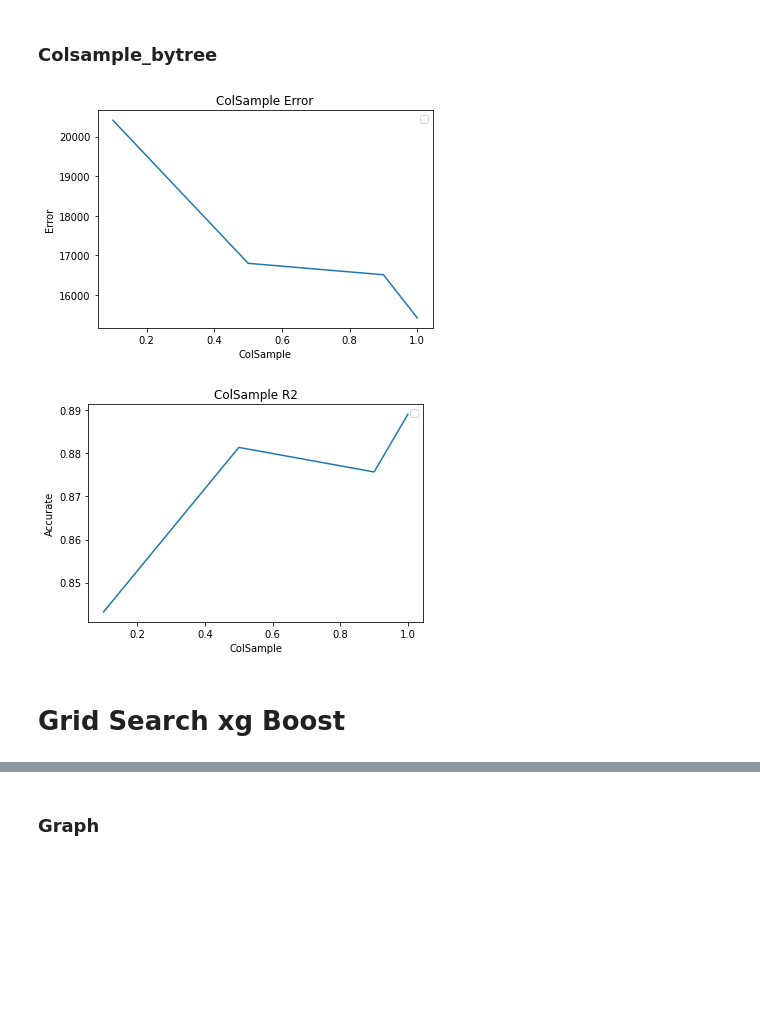
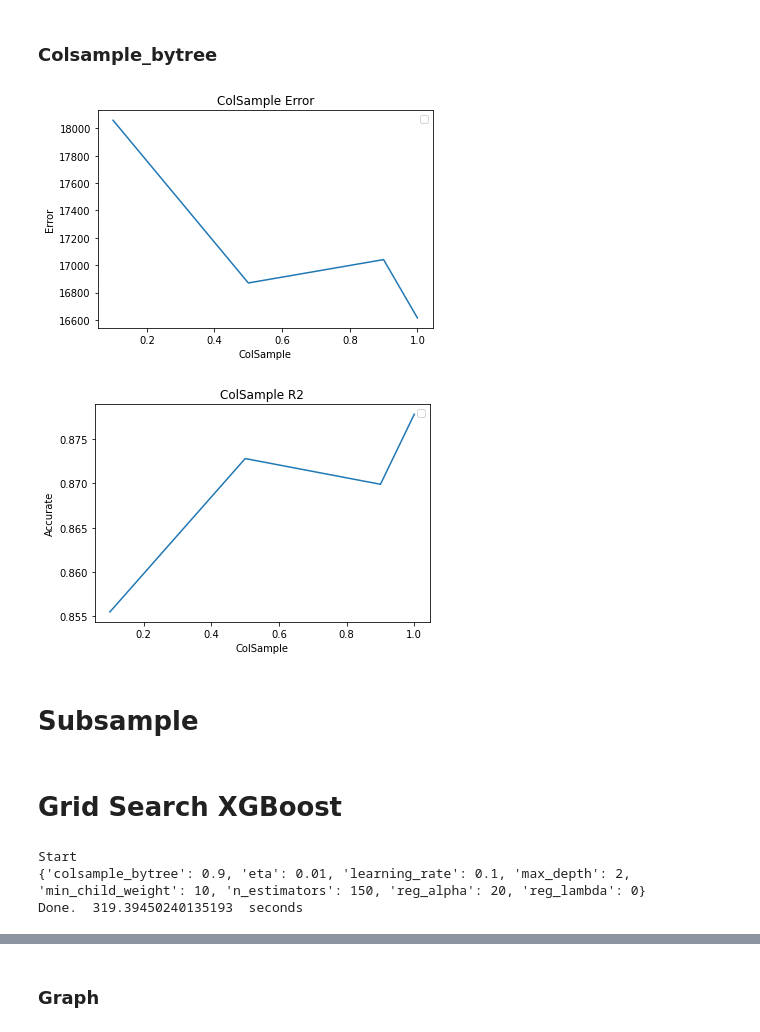
Before and after one commit to ScottySchmidt/MachineLearning, a Jupyter notebook: XGBoost.ipynb, the cells around one changed output, grey strips where cells are left out. Drawn from its saved outputs; the diff is of its cells as text; code cells hidden in the pictures; blank space fills up the shorter version.

Commit message:
Kaggle Notebook | xgBoost | Version 164

```diff
--- a/XGBoost.ipynb
+++ b/XGBoost.ipynb
@@ -98,7 +99,7 @@ df["PoolScore"] = df["PoolArea"] * df["PoolQC"]
 #df['Condition1']=df['Condition1'].apply(lambda x: 1 if x=='Norm' else 0)
 
 
-df=df.drop(columns=['1stFlrSF', '2ndFlrSF','TotalBsmtSF'])
+#df=df.drop(columns=['1stFlrSF', '2ndFlrSF','TotalBsmtSF'])
 df=df.drop(columns=['FullBath','BsmtFullBath', 'BsmtHalfBath','HalfBath', 'BsmtHalfBath'])
 df[['bathrooms', 'totalSQ', 'CentralAir', 'NewConstruction', 'PoolScore']].head()
 # %% [output]
@@ -269,7 +271,7 @@ xgEst()
 ### Min_child_weight
 Increasing value will make model more conservative. Typically, a number between 0 and 10 is used.
 # %%
-weight=[1, 2, 3, 5, 7, 9, 10]
+weight=[1, 2, 3, 5, 7, 9, 10, 15]
 listMSE=[]
 listR2=[]
 
@@ -449,35 +451,37 @@ regAlpha()
 # %% [markdown]
 ### Colsample_bytree
 # %%
-colSample = [0.1, 0.5, 0.9, 1]
+numbers = [0.1, 0.5, 0.9, 1]
 listMSE=[]
 listR2=[]
 
-for c in colSample:
+for c in numbers:
     regressor = xgb.XGBRegressor(
         colsample_bytree=c
     )
     regressor.fit(X_train, y_train)
     y_pred = regressor.predict(X_test)
 
     xgMSE=mean_absolute_error(y_test, y_pred)
     xgR2 = r2_score(y_test, y_pred).round(4)
     listMSE.append(xgMSE)
     listR2.append(xgR2)
 
-plt.plot(colSample, listMSE)
+plt.plot(numbers, listMSE)
 plt.title('ColSample Error')
 plt.ylabel('Error')
 plt.xlabel('ColSample')
 plt.legend()
 plt.show()
 
-plt.plot(colSample, listR2)
+plt.plot(numbers, listR2)
 plt.title('ColSample R2')
 plt.ylabel('Accurate')
 plt.xlabel('ColSample')
 plt.legend()
 plt.show()
 # %% [output]
-[figure, old version]
+[figure, new version]
-[figure, old version]
+[figure, new version]
+# %% [markdown]
+# Subsample
@@ -484,5 +518,5 @@ plt.show()
 # %% [markdown]
-# Grid Search xg Boost
+# Grid Search XGBoost
 # %%
 from sklearn.model_selection import GridSearchCV, RandomizedSearchCV, KFold, StratifiedKFold
 from sklearn.metrics import f1_score, max_error
@@ -496,23 +530,27 @@ def gridSearch():
 
     params = {
         'learning_rate':[.1, .3],
-        'n_estimators':[100],
-        'max_depth':[3, 4, 5, 6, 7],
-        'min_child_weight':[5, 10],
+        'n_estimators':[150], #150 best, 100 better than 50
+        'max_depth':[2, 3, 4, 5], #2 is best then 3
+        'min_child_weight':[10],
         'reg_lambda':[0],
         'reg_alpha':[20, 30],
-        'colsample_bytree':[.9],
+        'colsample_bytree':[.9, 1],
         'eta':[.01, .02, .03]
     }
 
     boost_gs=xgb.XGBRegressor()
     kfold = KFold(n_splits=10, shuffle=True, random_state=7)
     boost_gs=GridSearchCV(boost_gs, param_grid=params, scoring='neg_mean_squared_error', cv=kfold)
-    boost_gs.fit(X_train, y_train)
-    #boost_gs.fit(X_train, y_train, early_stopping_rounds=10, eval_metric="rmse", eval_set=[(X_test, y_test)], verbose=False)
+    #boost_gs.fit(X_train, y_train)
+    boost_gs.fit(X_train, y_train, early_stopping_rounds=10, eval_metric="rmse", eval_set=[(X_test, y_test)], verbose=False)
 
     print(boost_gs.best_params_)
     print("Done. ", time.time()-start, " seconds")
-#gridSearch()
+gridSearch()
+# %% [output]
+Start
+{'colsample_bytree': 0.9, 'eta': 0.01, 'learning_rate': 0.1, 'max_depth': 2, 'min_child_weight': 10, 'n_estimators': 150, 'reg_alpha': 20, 'reg_lambda': 0}
+Done.  319.39450240135193  seconds
 # %% [markdown]
 # Final Predictions
```
Also changed, not shown: parts of 18 cells of this notebook.
